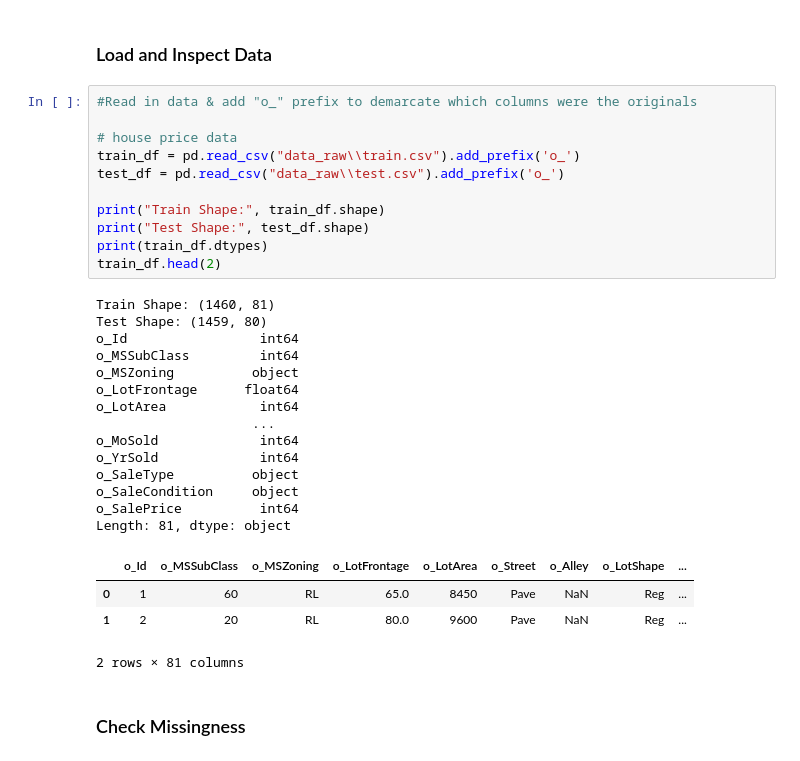
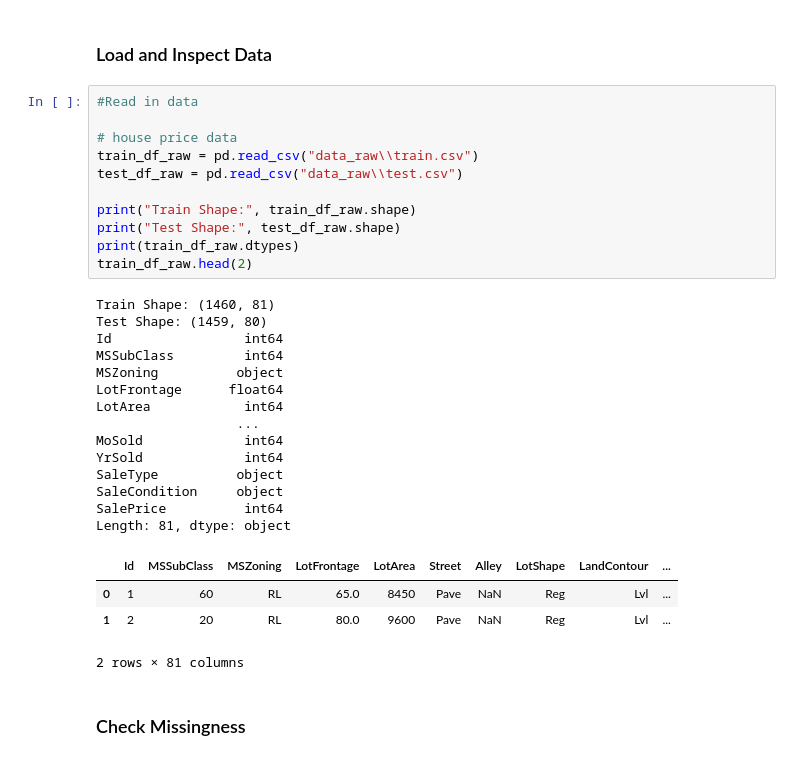
Before and after one commit to CSJohnLee/house_price_prediction, a Jupyter notebook: house_price_lee.ipynb, the cells around one changed output. Saved outputs shown, nothing was run; the diff lists cells and outputs as text.

```diff
--- a/house_price_lee.ipynb
+++ b/house_price_lee.ipynb
@@ -43,34 +43,34 @@ np.random.seed(0)
 # %% [markdown]
 ### Load and Inspect Data
 # %%
-#Read in data & add "o_" prefix to demarcate which columns were the originals
+#Read in data
 
 # house price data
-train_df = pd.read_csv("data_raw\\train.csv").add_prefix('o_')
-test_df = pd.read_csv("data_raw\\test.csv").add_prefix('o_')
+train_df_raw = pd.read_csv("data_raw\\train.csv")
+test_df_raw = pd.read_csv("data_raw\\test.csv")
 
-print("Train Shape:", train_df.shape)
-print("Test Shape:", test_df.shape)
-print(train_df.dtypes)
-train_df.head(2)
+print("Train Shape:", train_df_raw.shape)
+print("Test Shape:", test_df_raw.shape)
+print(train_df_raw.dtypes)
+train_df_raw.head(2)
 # %% [output]
 Train Shape: (1460, 81)
 Test Shape: (1459, 80)
-o_Id                 int64
-o_MSSubClass         int64
-o_MSZoning          object
-o_LotFrontage      float64
-o_LotArea            int64
-                    ...
-o_MoSold             int64
-o_YrSold             int64
-o_SaleType          object
-o_SaleCondition     object
-o_SalePrice          int64
+Id                 int64
+MSSubClass         int64
+MSZoning          object
+LotFrontage      float64
+LotArea            int64
+                  ...
+MoSold             int64
+YrSold             int64
+SaleType          object
+SaleCondition     object
+SalePrice          int64
 Length: 81, dtype: object
-|  | o_Id | o_MSSubClass | o_MSZoning | o_LotFrontage | o_LotArea | o_Street | o_Alley | o_LotShape | ... |
-| 0 | 1 | 60 | RL | 65.0 | 8450 | Pave | NaN | Reg | ... |
-| 1 | 2 | 20 | RL | 80.0 | 9600 | Pave | NaN | Reg | ... |
+|  | Id | MSSubClass | MSZoning | LotFrontage | LotArea | Street | Alley | LotShape | LandContour | ... |
+| 0 | 1 | 60 | RL | 65.0 | 8450 | Pave | NaN | Reg | Lvl | ... |
+| 1 | 2 | 20 | RL | 80.0 | 9600 | Pave | NaN | Reg | Lvl | ... |
 2 rows × 81 columns
 # %% [markdown]
 ### Check Missingness
```
Also changed, not shown: parts of 24 cells of this notebook.
